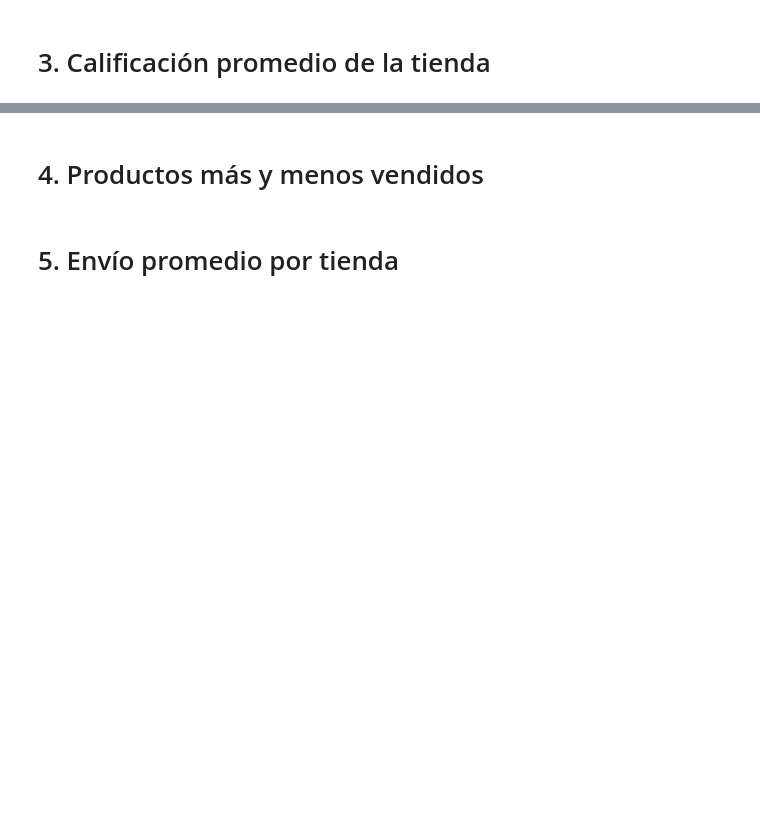
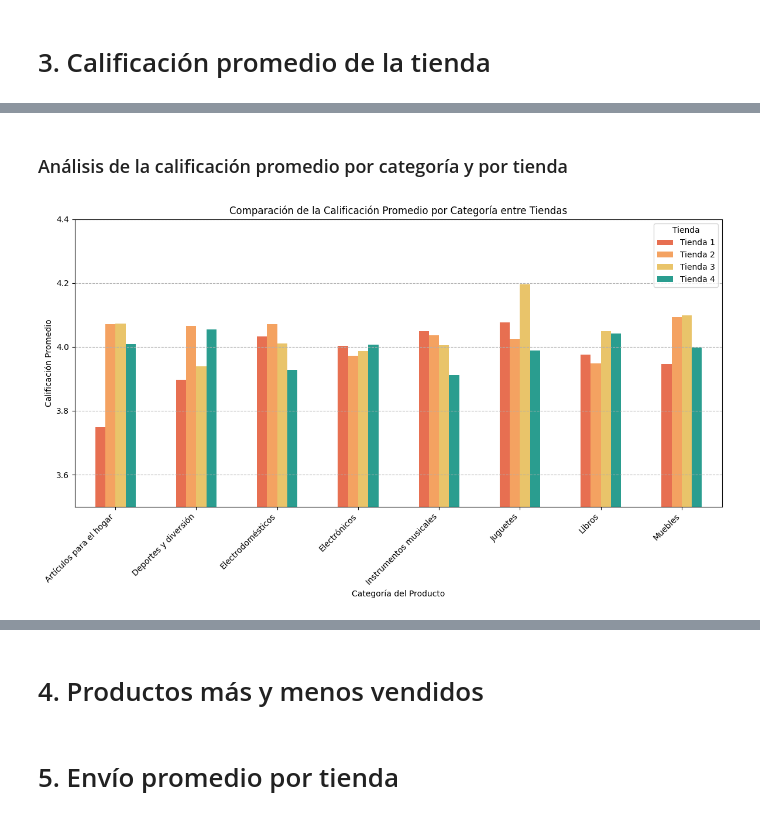
Before and after one commit to Karen-13C/Challenge_Modelado_de_datos_con_Python, a Jupyter notebook: AluraStoreLatam.ipynb, the cells around one changed output, grey strips where cells are left out. Saved outputs shown, nothing was run; the diff lists cells and outputs as text; code cells hidden in the pictures; blank space fills up the shorter version.

```diff
--- a/AluraStoreLatam.ipynb
+++ b/AluraStoreLatam.ipynb
@@ -168,0 +242,34 @@ plt.show()
+# %% [markdown]
+### Análisis de la calificación promedio por categoría y por tienda
+# %%
+calificacion_categoria_t1 = tienda1.groupby('Categoría del Producto')['Calificación'].mean()
+calificacion_categoria_t2 = tienda2.groupby('Categoría del Producto')['Calificación'].mean()
+calificacion_categoria_t3 = tienda3.groupby('Categoría del Producto')['Calificación'].mean()
+calificacion_categoria_t4 = tienda4.groupby('Categoría del Producto')['Calificación'].mean()
+# %%
+# 1. Identifica todas las categorías únicas
+categorias_unicas = pd.concat([calificacion_categoria_t1, calificacion_categoria_t2,
+                                calificacion_categoria_t3, calificacion_categoria_t4]).index.unique()
+
+# 2. Crea un DataFrame para facilitar la graficación
+df_calificaciones_categ = pd.DataFrame({
+    'Tienda 1': calificacion_categoria_t1.reindex(categorias_unicas).fillna(0),
+    'Tienda 2': calificacion_categoria_t2.reindex(categorias_unicas).fillna(0),
+    'Tienda 3': calificacion_categoria_t3.reindex(categorias_unicas).fillna(0),
+    'Tienda 4': calificacion_categoria_t4.reindex(categorias_unicas).fillna(0)
+})
+
+# 3. Crea el gráfico de barras agrupadas
+ax = df_calificaciones_categ.plot(kind='bar', figsize=(12, 7), color=['#e76f51', '#f4a261', '#e9c46a', '#2a9d8f'])
+
+plt.ylabel('Calificación Promedio')
+plt.xlabel('Categoría del Producto')
+plt.title('Comparación de la Calificación Promedio por Categoría entre Tiendas')
+plt.xticks(rotation=45, ha='right')  # Rota las etiquetas del eje x para mejor legibilidad
+plt.legend(title='Tienda')
+plt.tight_layout()
+plt.grid(axis='y', linestyle='--')
+plt.ylim(3.5, 4.4)
+plt.show()
+# %% [output]
+[figure, added]
```
Also changed, not shown: parts of 21 cells of this notebook.
